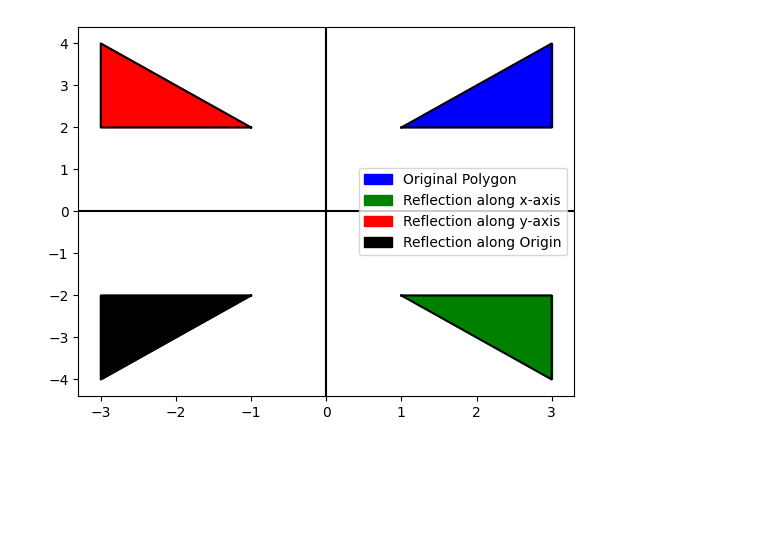
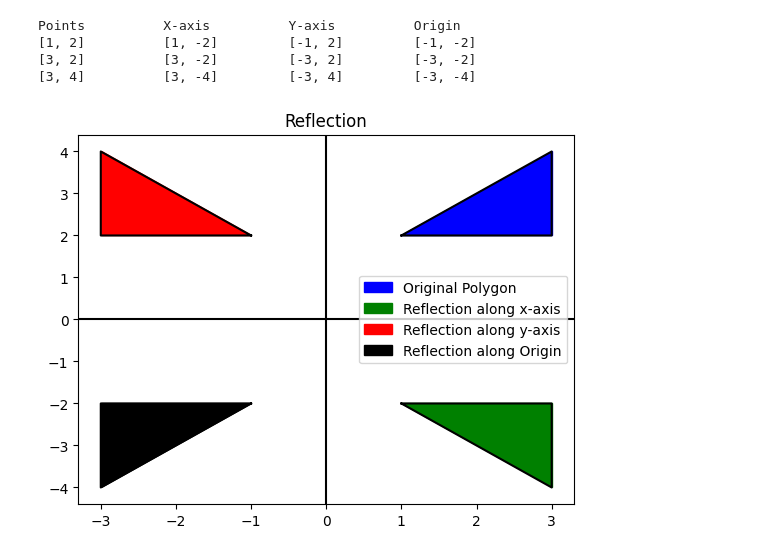
Before and after one commit to shushilgautam/Compyter-Graphics-Labwork, a Jupyter notebook: 2DReflection.ipynb, the cells around one changed output. Cells and saved outputs as stored; diff of their text form; code cells hidden in the pictures; blank space fills up the shorter version.

```diff
--- a/2DReflection.ipynb
+++ b/2DReflection.ipynb
@@ -1,4 +1,6 @@
 # %%
+import os
+print(os.getcwd())
 import matplotlib.pyplot as plt
 from copy import deepcopy
 def reflection_x(object):
@@ -9,31 +11,39 @@ def reflection_x(object):
     plt.fill(x,y,color='green',label="Reflection along x-axis")
 def reflection_y(shape):
     for i in range(len(shape)):
         shape[i][0]*=(-1)
     x, y = zip(*shape)
     plt.plot(x + (x[0],), y + (y[0],), color='black')
     plt.fill(x,y,color='red',label="Reflection along y-axis")
 def reflection_origin(shape):
     for i in range(len(shape)):
         shape[i][0]*=(-1)
         shape[i][1]*=(-1)
     x, y = zip(*shape)
     plt.plot(x + (x[0],), y + (y[0],), color='black')
     plt.fill(x,y,color='black',label="Reflection along Origin")
 polygon=[[1,2],[3,2],[3,4]]
 copy_tempx=deepcopy(polygon)
 copy_tempy=deepcopy(polygon)
 copy_origin=deepcopy(polygon)
 x, y = zip(*polygon)
 plt.plot(x + (x[0],), y + (y[0],), color='black')
 plt.fill(x,y,color='blue',label="Original Polygon")
 reflection_x(copy_tempx)
 reflection_y(copy_tempy)
 reflection_origin(copy_origin)
 plt.axhline(y=0, color='k')
 plt.axvline(x=0, color='k')
 plt.legend()
 plt.title("Reflection")
+print("Points\t\tX-axis\t\tY-axis\t\tOrigin")
+for i in range(len(polygon)):
+    print(f"{polygon[i]}\t\t{copy_tempx[i]}\t\t{copy_tempy[i]}\t\t{copy_origin[i]}")
+
 plt.show()
 # %% [output]
+Points          X-axis          Y-axis          Origin
+[1, 2]          [1, -2]         [-1, 2]         [-1, -2]
+[3, 2]          [3, -2]         [-3, 2]         [-3, -2]
+[3, 4]          [3, -4]         [-3, 4]         [-3, -4]
-[figure, old version]
+[figure, new version]
```
Also changed, not shown: 5 other files.
